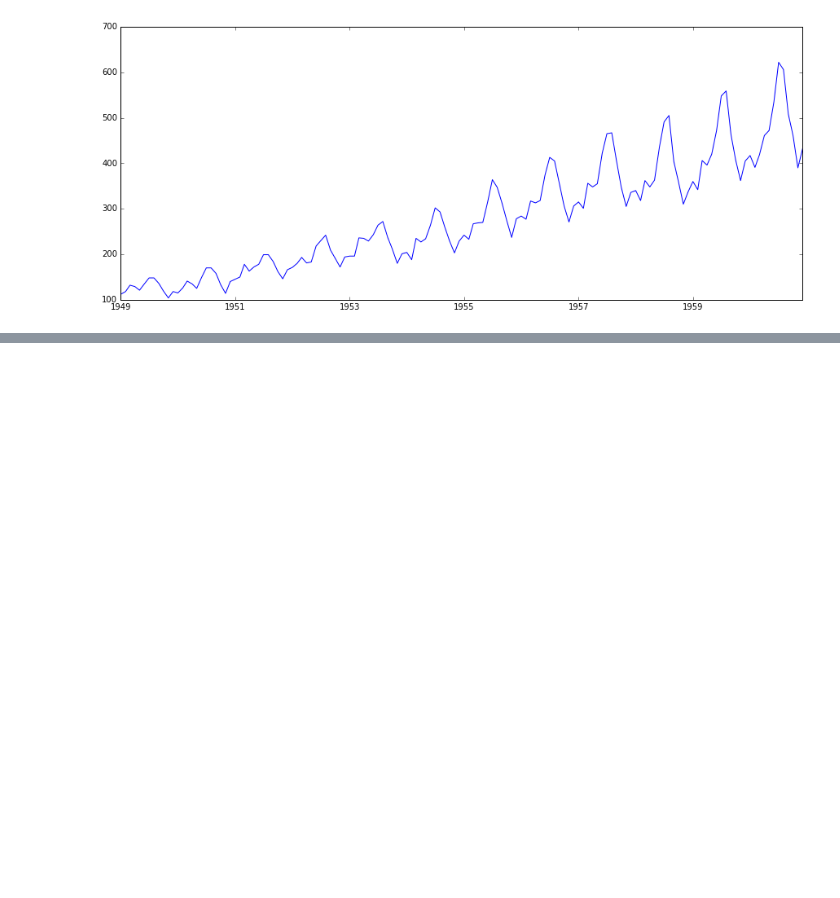
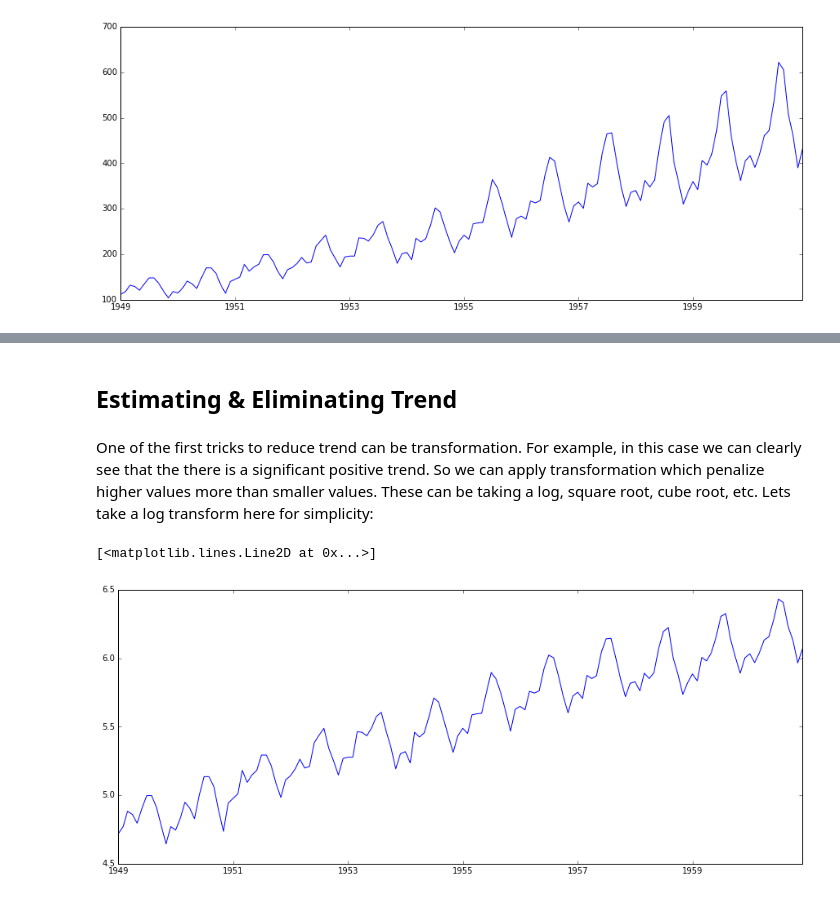
Before and after one commit to benjaminsw/timeseries_pandas, a Jupyter notebook: Time Series.ipynb, the cells around one changed output, grey strips where cells are left out. Saved outputs shown, nothing was run; the diff lists cells and outputs as text; code cells hidden in the pictures; blank space fills up the shorter version.

```diff
--- a/Time Series.ipynb
+++ b/Time Series.ipynb
@@ -175,0 +236,10 @@ It is clearly evident that there is an overall increasing trend in the data alon
+# %% [markdown]
+## Estimating & Eliminating Trend
+# %% [markdown]
+One of the first tricks to reduce trend can be transformation. For example, in this case we can clearly see that the there is a significant positive trend. So we can apply transformation which penalize higher values more than smaller values. These can be taking a log, square root, cube root, etc. Lets take a log transform here for simplicity:
+# %%
+ts_log = np.log(ts)
+plt.plot(ts_log)
+# %% [output]
+[<matplotlib.lines.Line2D at 0x...>]
+[figure, added]
```
Also changed, not shown: parts of 32 cells of this notebook.
